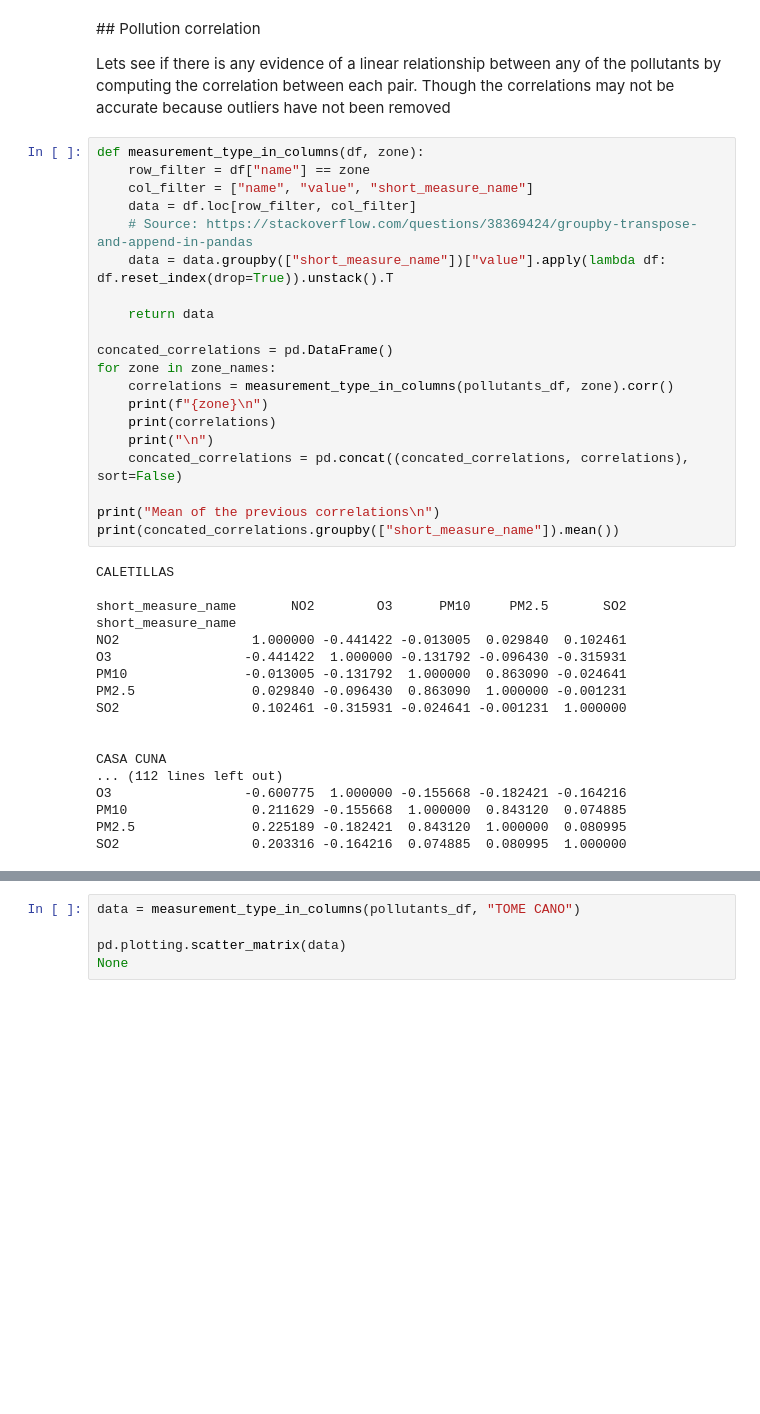
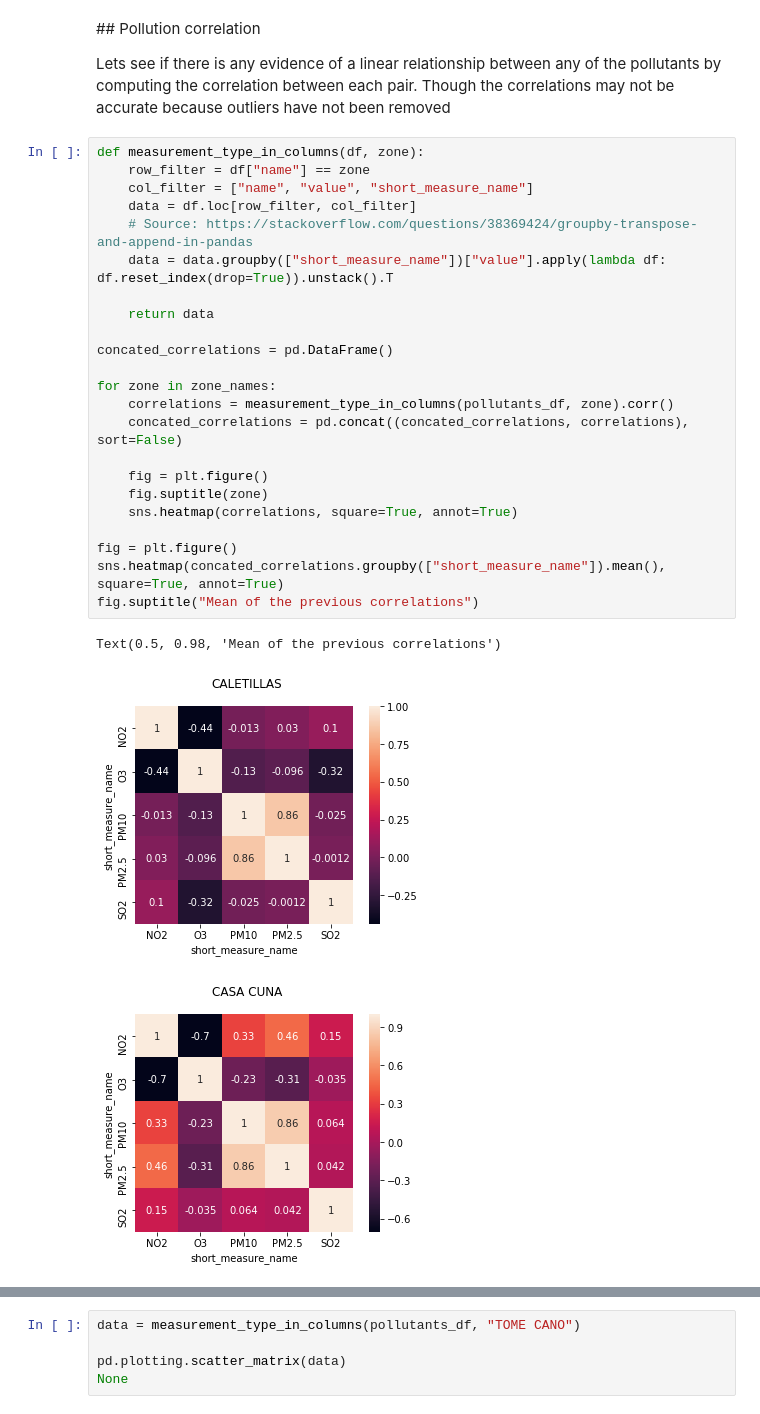
Before and after one commit to carlosdg/AirPollutionForecasting, a Jupyter notebook: Software/jupyter/notebooks/ExploringTheData.ipynb, the cells around one changed output, grey strips where cells are left out. Saved outputs shown, nothing was run; the diff lists cells and outputs as text; blank space fills up the shorter version.

```diff
--- a/Software/jupyter/notebooks/ExploringTheData.ipynb
+++ b/Software/jupyter/notebooks/ExploringTheData.ipynb
@@ -99,38 +99,27 @@ Lets see if there is any evidence of a linear relationship between any of the po
 # %%
 def measurement_type_in_columns(df, zone):
     row_filter = df["name"] == zone
     col_filter = ["name", "value", "short_measure_name"]
     data = df.loc[row_filter, col_filter]
     # Source: https://stackoverflow.com/questions/38369424/groupby-transpose-and-append-in-pandas
     data = data.groupby(["short_measure_name"])["value"].apply(lambda df: df.reset_index(drop=True)).unstack().T
 
     return data
 
 concated_correlations = pd.DataFrame()
+
 for zone in zone_names:
     correlations = measurement_type_in_columns(pollutants_df, zone).corr()
-    print(f"{zone}\n")
-    print(correlations)
-    print("\n")
     concated_correlations = pd.concat((concated_correlations, correlations), sort=False)
 
-print("Mean of the previous correlations\n")
-print(concated_correlations.groupby(["short_measure_name"]).mean())
+    fig = plt.figure()
+    fig.suptitle(zone)
+    sns.heatmap(correlations, square=True, annot=True)
+
+fig = plt.figure()
+sns.heatmap(concated_correlations.groupby(["short_measure_name"]).mean(), square=True, annot=True)
+fig.suptitle("Mean of the previous correlations")
 # %% [output]
-CALETILLAS
-
-short_measure_name       NO2        O3      PM10     PM2.5       SO2
-short_measure_name
-NO2                 1.000000 -0.441422 -0.013005  0.029840  0.102461
-O3                 -0.441422  1.000000 -0.131792 -0.096430 -0.315931
-PM10               -0.013005 -0.131792  1.000000  0.863090 -0.024641
-PM2.5               0.029840 -0.096430  0.863090  1.000000 -0.001231
-SO2                 0.102461 -0.315931 -0.024641 -0.001231  1.000000
-
-
-CASA CUNA
-... (112 lines left out)
-O3                 -0.600775  1.000000 -0.155668 -0.182421 -0.164216
-PM10                0.211629 -0.155668  1.000000  0.843120  0.074885
-PM2.5               0.225189 -0.182421  0.843120  1.000000  0.080995
-SO2                 0.203316 -0.164216  0.074885  0.080995  1.000000
+Text(0.5, 0.98, 'Mean of the previous correlations')
+[figure, added]
+[figure, added]
```
Also changed, not shown: parts of 10 cells of this notebook.
